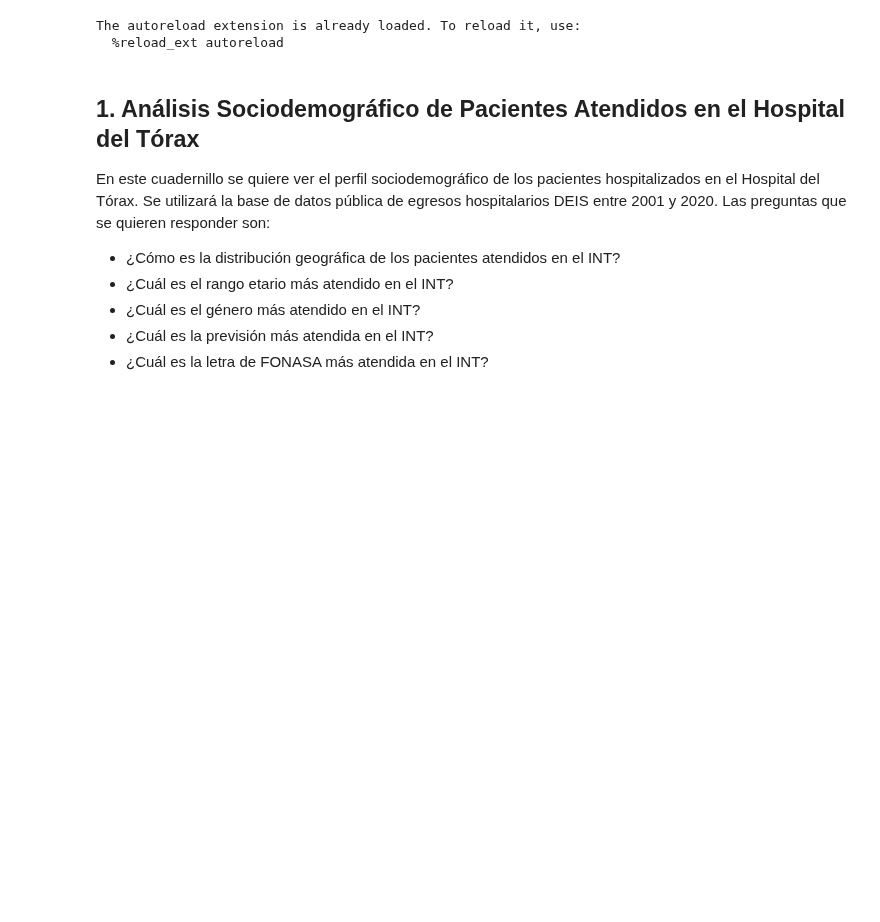
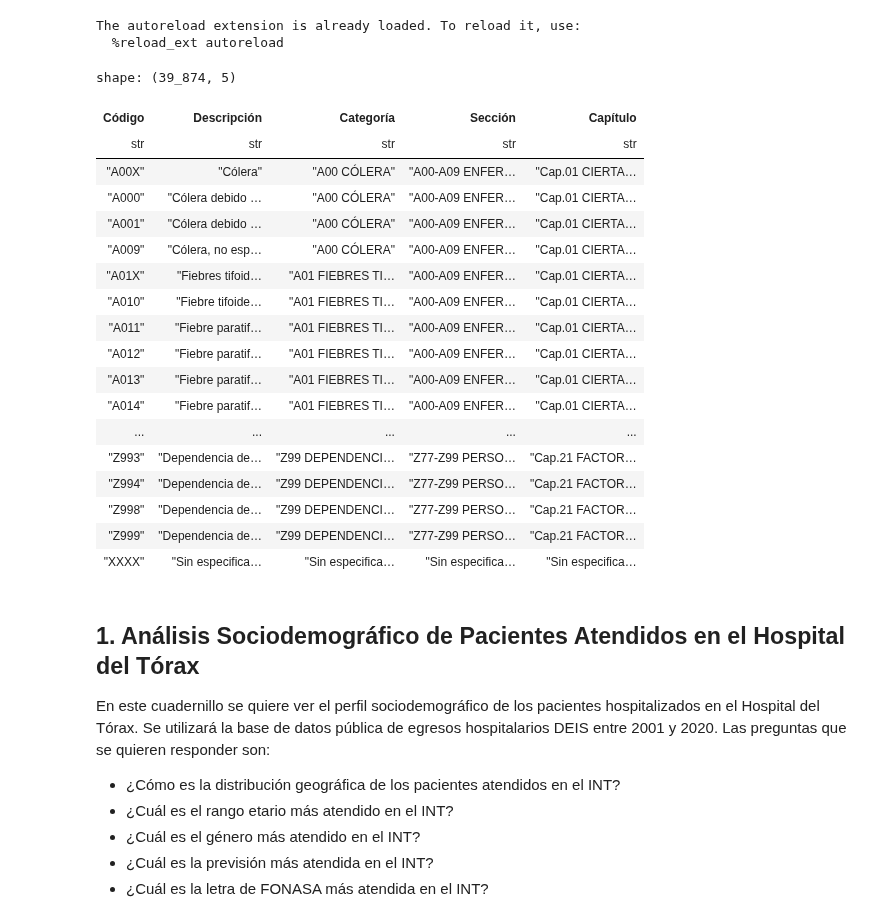
Before and after one commit to JavierRojas14/egresos-hospitalarios, a Jupyter notebook: notebooks/2.0-jrb-sociodemographic-analysis.ipynb, the cells around one changed output. Drawn from its saved outputs; the diff is of its cells as text; code cells hidden in the pictures; blank space fills up the shorter version.

```diff
--- a/notebooks/2.0-jrb-sociodemographic-analysis.ipynb
+++ b/notebooks/2.0-jrb-sociodemographic-analysis.ipynb
@@ -35,3 +37,25 @@ cie_9 = pl.read_excel(
+# %%
+cie_10
+# %% [output]
+shape: (39_874, 5)
+| Código | Descripción | Categoría | Sección | Capítulo |
+| str | str | str | str | str |
+| "A00X" | "Cólera" | "A00 CÓLERA" | "A00-A09 ENFER… | "Cap.01 CIERTA… |
+| "A000" | "Cólera debido … | "A00 CÓLERA" | "A00-A09 ENFER… | "Cap.01 CIERTA… |
+| "A001" | "Cólera debido … | "A00 CÓLERA" | "A00-A09 ENFER… | "Cap.01 CIERTA… |
+| "A009" | "Cólera, no esp… | "A00 CÓLERA" | "A00-A09 ENFER… | "Cap.01 CIERTA… |
+| "A01X" | "Fiebres tifoid… | "A01 FIEBRES TI… | "A00-A09 ENFER… | "Cap.01 CIERTA… |
+| "A010" | "Fiebre tifoide… | "A01 FIEBRES TI… | "A00-A09 ENFER… | "Cap.01 CIERTA… |
+| "A011" | "Fiebre paratif… | "A01 FIEBRES TI… | "A00-A09 ENFER… | "Cap.01 CIERTA… |
+| "A012" | "Fiebre paratif… | "A01 FIEBRES TI… | "A00-A09 ENFER… | "Cap.01 CIERTA… |
+| "A013" | "Fiebre paratif… | "A01 FIEBRES TI… | "A00-A09 ENFER… | "Cap.01 CIERTA… |
+| "A014" | "Fiebre paratif… | "A01 FIEBRES TI… | "A00-A09 ENFER… | "Cap.01 CIERTA… |
+| ... | ... | ... | ... | ... |
+| "Z993" | "Dependencia de… | "Z99 DEPENDENCI… | "Z77-Z99 PERSO… | "Cap.21 FACTOR… |
+| "Z994" | "Dependencia de… | "Z99 DEPENDENCI… | "Z77-Z99 PERSO… | "Cap.21 FACTOR… |
+| "Z998" | "Dependencia de… | "Z99 DEPENDENCI… | "Z77-Z99 PERSO… | "Cap.21 FACTOR… |
+| "Z999" | "Dependencia de… | "Z99 DEPENDENCI… | "Z77-Z99 PERSO… | "Cap.21 FACTOR… |
+| "XXXX" | "Sin especifica… | "Sin especifica… | "Sin especifica… | "Sin especifica… |
 # %% [markdown]
 ## 1. Análisis Sociodemográfico de Pacientes Atendidos en el Hospital del Tórax
 
```
Also changed, not shown: parts of 6 cells of this notebook.
